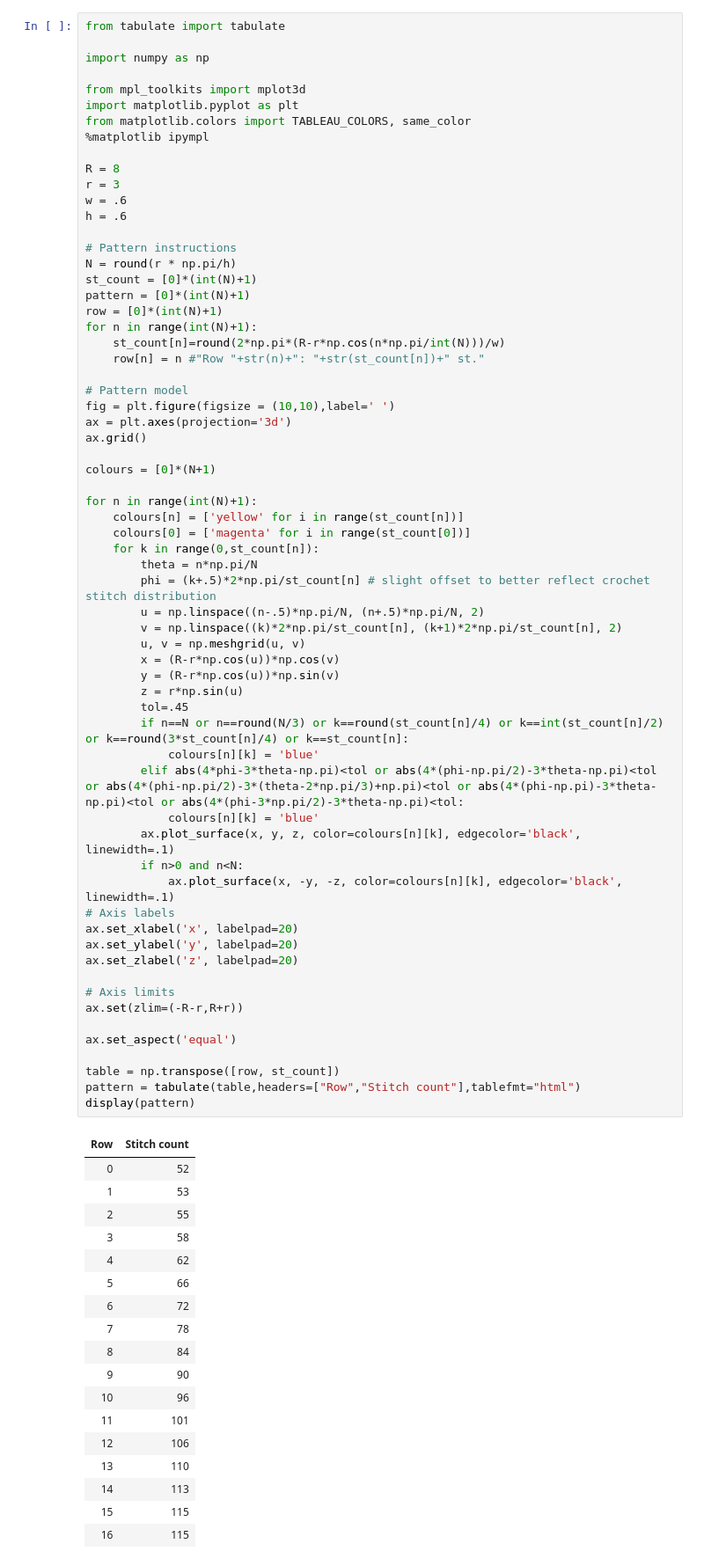
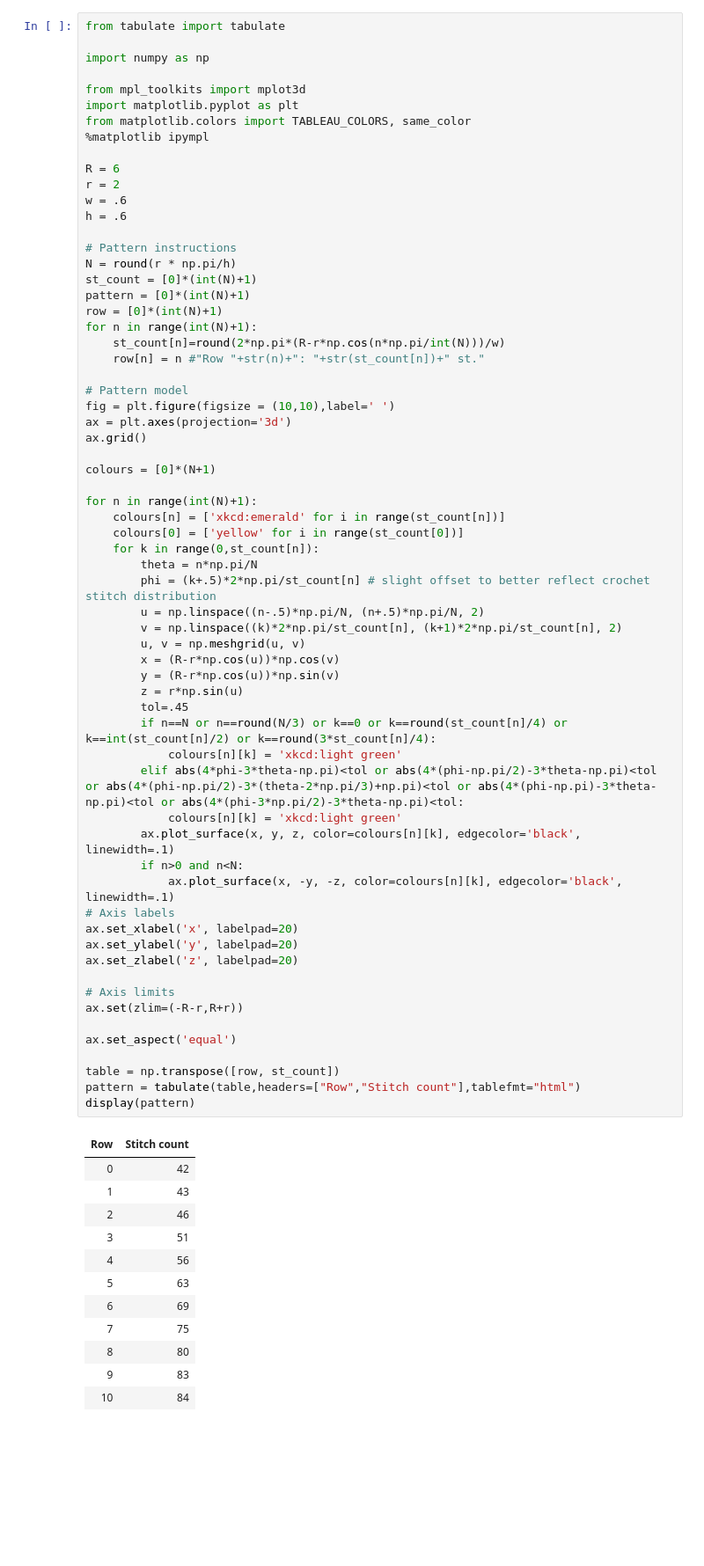
Before and after one commit to RosieSB/crochet-maths, a Jupyter notebook: tonnetz.ipynb, the cells around one changed output. Shown at 88% size. Cells and saved outputs as stored; diff of their text form; blank space fills up the shorter version.

```diff
--- a/tonnetz.ipynb
+++ b/tonnetz.ipynb
@@ -20,8 +20,8 @@ import matplotlib.pyplot as plt
 from matplotlib.colors import TABLEAU_COLORS, same_color
 %matplotlib ipympl
 
-R = 8
-r = 3
+R = 6
+r = 2
 w = .6
 h = .6
 
@@ -42,54 +42,48 @@ ax.grid()
 colours = [0]*(N+1)
 
 for n in range(int(N)+1):
-    colours[n] = ['yellow' for i in range(st_count[n])]
-    colours[0] = ['magenta' for i in range(st_count[0])]
+    colours[n] = ['xkcd:emerald' for i in range(st_count[n])]
+    colours[0] = ['yellow' for i in range(st_count[0])]
     for k in range(0,st_count[n]):
         theta = n*np.pi/N
         phi = (k+.5)*2*np.pi/st_count[n] # slight offset to better reflect crochet stitch distribution
         u = np.linspace((n-.5)*np.pi/N, (n+.5)*np.pi/N, 2)
         v = np.linspace((k)*2*np.pi/st_count[n], (k+1)*2*np.pi/st_count[n], 2)
         u, v = np.meshgrid(u, v)
         x = (R-r*np.cos(u))*np.cos(v)
         y = (R-r*np.cos(u))*np.sin(v)
         z = r*np.sin(u)
         tol=.45
-        if n==N or n==round(N/3) or k==round(st_count[n]/4) or k==int(st_count[n]/2) or k==round(3*st_count[n]/4) or k==st_count[n]:
-            colours[n][k] = 'blue'
+        if n==N or n==round(N/3) or k==0 or k==round(st_count[n]/4) or k==int(st_count[n]/2) or k==round(3*st_count[n]/4):
+            colours[n][k] = 'xkcd:light green'
         elif abs(4*phi-3*theta-np.pi)<tol or abs(4*(phi-np.pi/2)-3*theta-np.pi)<tol or abs(4*(phi-np.pi/2)-3*(theta-2*np.pi/3)+np.pi)<tol or abs(4*(phi-np.pi)-3*theta-np.pi)<tol or abs(4*(phi-3*np.pi/2)-3*theta-np.pi)<tol:
-            colours[n][k] = 'blue'
+            colours[n][k] = 'xkcd:light green'
         ax.plot_surface(x, y, z, color=colours[n][k], edgecolor='black', linewidth=.1)
         if n>0 and n<N:
             ax.plot_surface(x, -y, -z, color=colours[n][k], edgecolor='black', linewidth=.1)
 # Axis labels
 ax.set_xlabel('x', labelpad=20)
 ax.set_ylabel('y', labelpad=20)
 ax.set_zlabel('z', labelpad=20)
 
 # Axis limits
 ax.set(zlim=(-R-r,R+r))
 
 ax.set_aspect('equal')
 
 table = np.transpose([row, st_count])
 pattern = tabulate(table,headers=["Row","Stitch count"],tablefmt="html")
 display(pattern)
 # %% [output]
 | Row | Stitch count |
-| 0 | 52 |
-| 1 | 53 |
-| 2 | 55 |
-| 3 | 58 |
-| 4 | 62 |
-| 5 | 66 |
-| 6 | 72 |
-| 7 | 78 |
-| 8 | 84 |
-| 9 | 90 |
-| 10 | 96 |
-| 11 | 101 |
-| 12 | 106 |
-| 13 | 110 |
-| 14 | 113 |
-| 15 | 115 |
-| 16 | 115 |
+| 0 | 42 |
+| 1 | 43 |
+| 2 | 46 |
+| 3 | 51 |
+| 4 | 56 |
+| 5 | 63 |
+| 6 | 69 |
+| 7 | 75 |
+| 8 | 80 |
+| 9 | 83 |
+| 10 | 84 |
```
Also changed, not shown: parts of 1 cell of this notebook, 19 other files.
